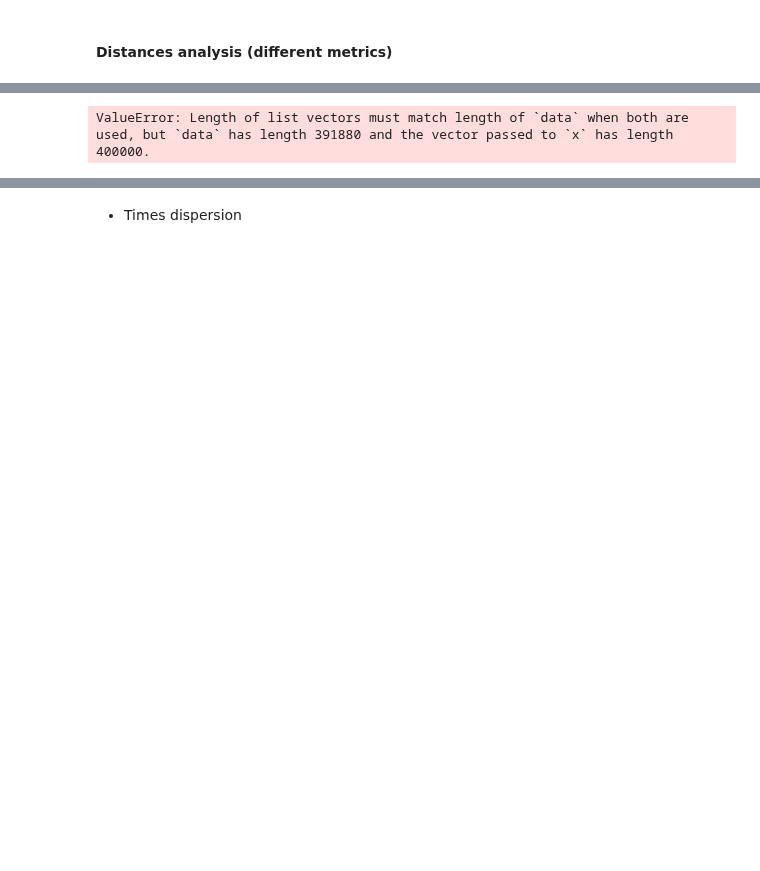
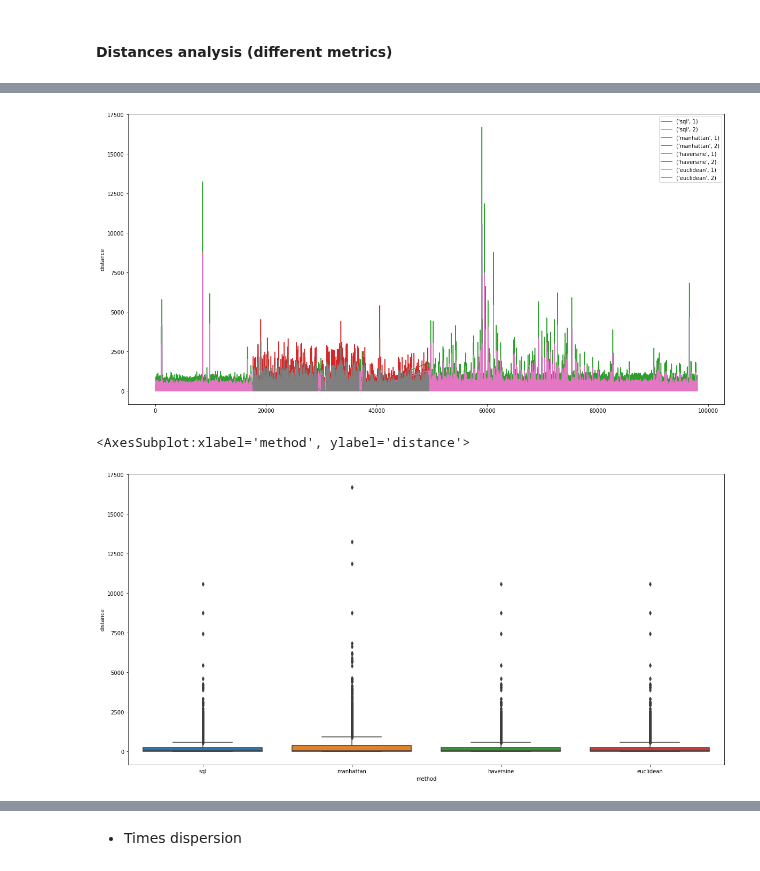
Before and after one commit to borjaf696/ml_cheat_sheet, a Jupyter notebook: Geographic/distance_analysis.ipynb, the cells around one changed output, grey strips where cells are left out. Saved outputs shown, nothing was run; the diff lists cells and outputs as text; code cells hidden in the pictures; blank space fills up the shorter version.

```diff
--- a/Geographic/distance_analysis.ipynb
+++ b/Geographic/distance_analysis.ipynb
@@ -180,12 +180,15 @@ time: 19.1 s (started: 2022-07-21 08:40:34 +02:00)
 # %%
 lists_methods = np.array(['sql','manhattan','haversine','euclidean'])
 lists_methods = np.repeat(lists_methods, [df_filtered.shape[0], df_filtered.shape[0], df_filtered.shape[0], df_filtered.shape[0]], axis = 0)
 lists_results = list(df_filtered.dx)+list(df_filtered.custom_distance_manhattan)+ list(df_filtered.custom_distance_haversine)+list(df_filtered.custom_distance_euclidean)
-df_plot = pd.DataFrame(zip(lists_methods, lists_results), columns = ['method','distance'])
+list_zones = list(df_filtered.zone_id)*4
+df_plot = pd.DataFrame(zip(lists_methods, lists_results, list_zones), columns = ['method','distance','zone_id'])
 plt.figure(figsize = (20,10))
-sns.lineplot(x = list(range(df_filtered.shape[0]))*4, y = 'distance', data = df_plot, hue = 'method')
+sns.lineplot(x = list(range(df_filtered.shape[0]))*4, y = 'distance', data = df_plot, hue = df_plot[['method','zone_id']].apply(tuple, axis =1))
 plt.show()
 plt.figure(figsize = (20,10))
-sns.boxplot(x = 'method', y = 'distance', data = df_plot)
+sns.boxplot(x = 'method', y = 'distance', hue = 'zone_id', data = df_plot)
 # %% [output]
+[figure, added]
-ValueError: Length of list vectors must match length of `data` when both are used, but `data` has length 391880 and the vector passed to `x` has length 400000.
+<AxesSubplot:xlabel='method', ylabel='distance'>
+[figure, added]
```
Also changed, not shown: parts of 7 cells of this notebook, 4 other files.
